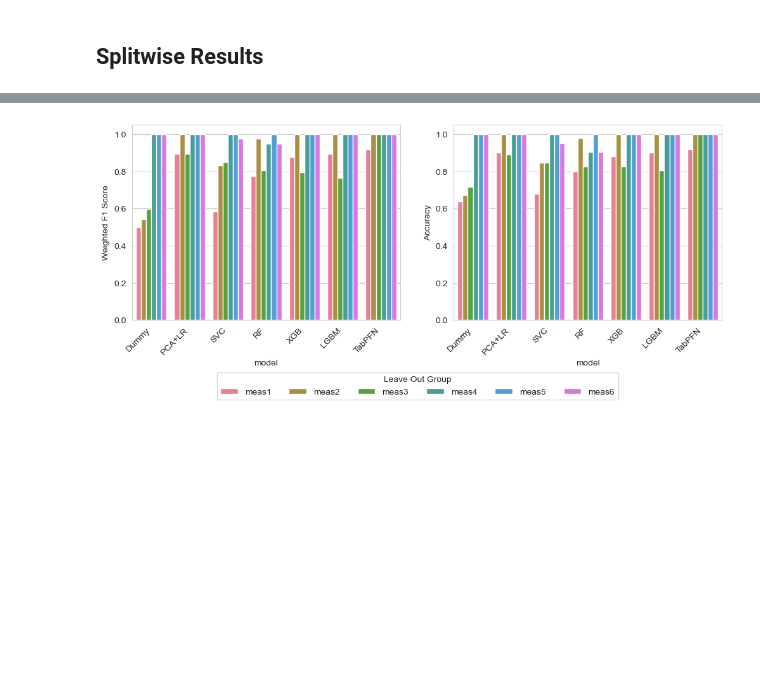
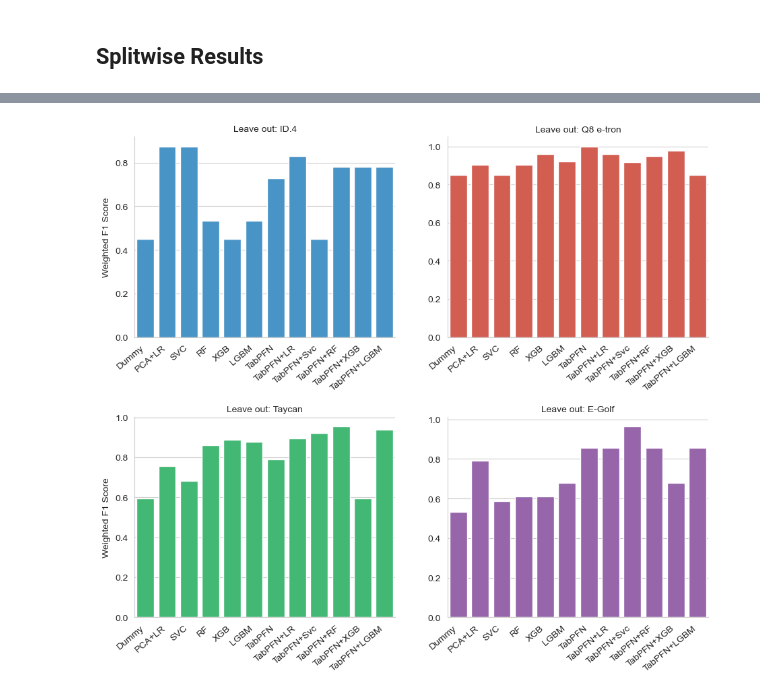
Before and after one commit to m-j-w-f/ROAR, a Jupyter notebook: src/roar/notenbooks/06plot_scores.ipynb, the cells around one changed output, grey strips where cells are left out. Saved outputs shown, nothing was run; the diff lists cells and outputs as text; code cells hidden in the pictures; blank space fills up the shorter version.

```diff
--- a/src/roar/notenbooks/06plot_scores.ipynb
+++ b/src/roar/notenbooks/06plot_scores.ipynb
@@ -88,12 +103,17 @@ all_metrics = (
 # %%
 model_name_mapping = {
-    "DummyClassifier": "Dummy",
-    "LogisticRegression_PCA": "PCA+LR",
-    "SVC": "SVC",
-    "RandomForest": "RF",
-    "XGBoost": "XGB",
-    "LightGBM": "LGBM",
-    "TabPFN": "TabPFN",
+    "dummy": "Dummy",
+    "log_reg": "PCA+LR",
+    "svc": "SVC",
+    "rf": "RF",
+    "xgb": "XGB",
+    "lgbm": "LGBM",
+    "tabpfn": "TabPFN",
+    "tabpfn_emb_log_reg": "TabPFN+LR",
+    "tabpfn_emb_svc": "TabPFN+Svc",
+    "tabpfn_emb_rf": "TabPFN+RF",
+    "tabpfn_emb_xgb": "TabPFN+XGB",
+    "tabpfn_emb_lgbm": "TabPFN+LGBM",
 }
 
 MODEL_ORDER = [v for v in model_name_mapping.values()]
@@ -328,53 +353,34 @@ shape: (84, 6)
 # %%
-# 1. Mean F1 Score Comparison by Model and Feature Set
-fig, ax = plt.subplots(1, 2, figsize=(12, 4))
+# Weighted F1 Score faceted by Leave-Out Group
+plot_data = all_metrics_split.filter(pl.col("metric") == "weighted_f1").to_pandas()
 
-sns.barplot(
-    data=all_metrics_split.filter(pl.col("metric") == "weighted_f1").to_pandas(),
+g = sns.catplot(
+    data=plot_data,
     x="model",
     y="score",
+    col="leave_out_group",
+    col_order=SPLIT_ORDER,
+    order=MODEL_ORDER,
+    kind="bar",
+    height=4,
+    aspect=1.2,
     hue="leave_out_group",
-    order=MODEL_ORDER,
-    hue_order=SPLIT_ORDER,
     palette=SPLIT_PALETTE,
-    ax=ax[0],
-)
-ax[0].set_ylabel("Weighted F1 Score")
-
-sns.barplot(
-    data=all_metrics_split.filter(pl.col("metric") == "accuracy").to_pandas(),
-    x="model",
-    y="score",
-    hue="leave_out_group",
-    order=MODEL_ORDER,
-    hue_order=SPLIT_ORDER,
-    palette=SPLIT_PALETTE,
-    ax=ax[1],
-)
-ax[1].set_ylabel("Accuracy")
-
-# Move legend to the middle of the figure
-handles, labels = ax[0].get_legend_handles_labels()
-# remove individual legends if they exist
-if ax[0].get_legend() is not None:
-    ax[0].get_legend().remove()
-if ax[1].get_legend() is not None:
-    ax[1].get_legend().remove()
-# place a single legend in the middle of the figure
-fig.legend(
-    handles,
-    labels,
-    loc="center",
-    bbox_to_anchor=(0.5, -0.15),
-    title="Leave Out Group",
-    ncol=len(SPLIT_ORDER),
+    col_wrap=2,
+    legend=False,
+    sharex=False,
+    sharey=False,
 )
 
-# Rotate x-axis labels by 45 degrees
-for axis in ax:
-    axis.tick_params(axis="x", rotation=45)
-    # Optional: align labels to the right for better readability
-    for label in axis.get_xticklabels():
+g.set_axis_labels("", "Weighted F1 Score")
+g.set_titles("Leave out: {col_name}")
+
+for ax in g.axes.flat:
+    ax.tick_params(axis="x", rotation=40)
+    for label in ax.get_xticklabels():
         label.set_ha("right")
+
+g.figure.subplots_adjust(hspace=0.4, wspace=0.2)
+plt.show()
 # %% [output]
-[figure, old version]
+[figure, new version]
```
Also changed, not shown: parts of 11 cells of this notebook, 51 other files.
